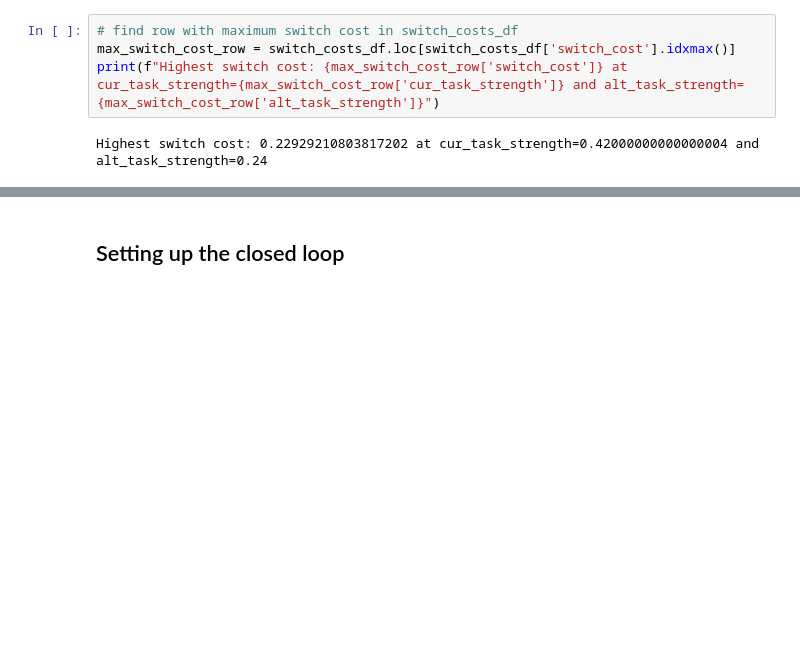
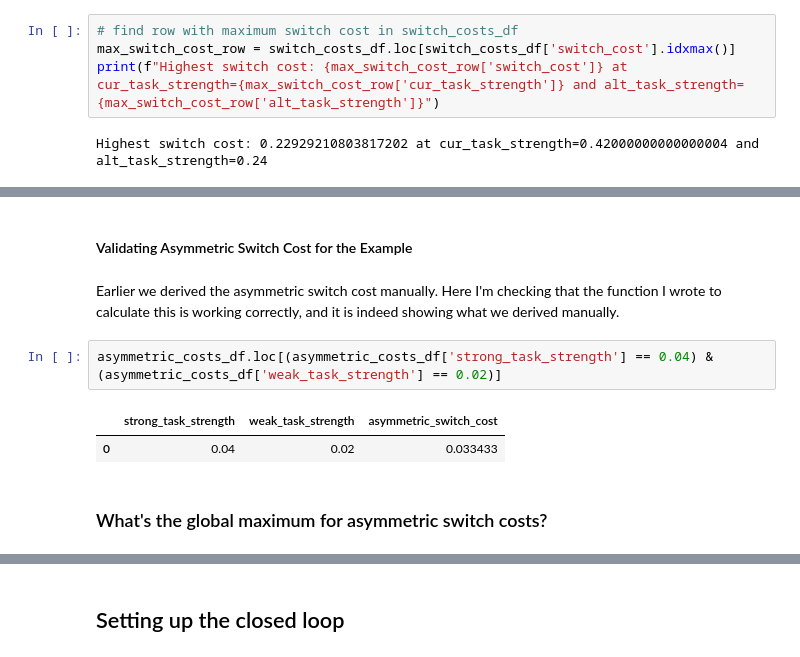
Before and after one commit to syntactic/task-switching-cost-analysis, a Jupyter notebook: switch_cost_playground.ipynb, the cells around one changed output, grey strips where cells are left out. Cells and saved outputs as stored; diff of their text form; blank space fills up the shorter version.

```diff
--- a/switch_cost_playground.ipynb
+++ b/switch_cost_playground.ipynb
@@ -70,0 +119,11 @@ Highest switch cost: 0.22929210803817202 at cur_task_strength=0.4200000000000000
+# %% [markdown]
+#### Validating Asymmetric Switch Cost for the Example
+# %% [markdown]
+Earlier we derived the asymmetric switch cost manually. Here I'm checking that the function I wrote to calculate this is working correctly, and it is indeed showing what we derived manually.
+# %%
+asymmetric_costs_df.loc[(asymmetric_costs_df['strong_task_strength'] == 0.04) & (asymmetric_costs_df['weak_task_strength'] == 0.02)]
+# %% [output]
+|  | strong_task_strength | weak_task_strength | asymmetric_switch_cost |
+| 0 | 0.04 | 0.02 | 0.033433 |
+# %% [markdown]
+### What's the global maximum for asymmetric switch costs?
```
Also changed, not shown: parts of 33 cells of this notebook, 3 other files.
